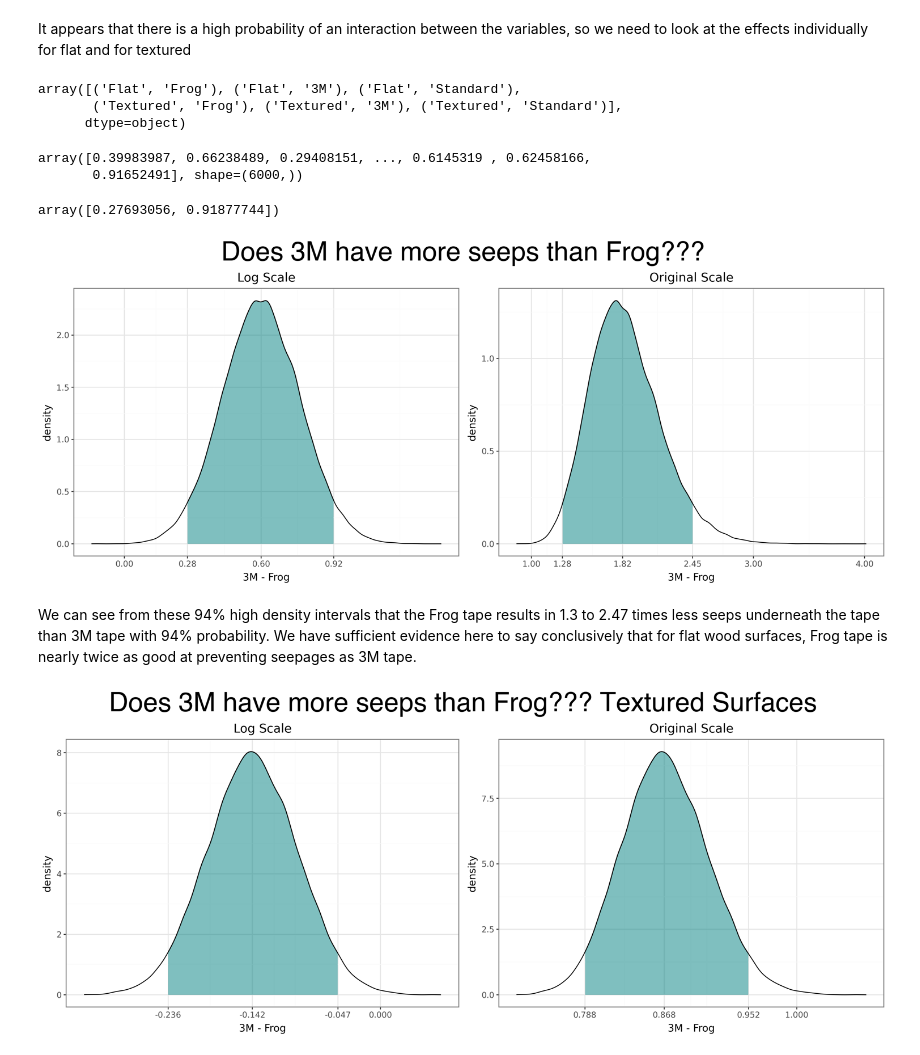
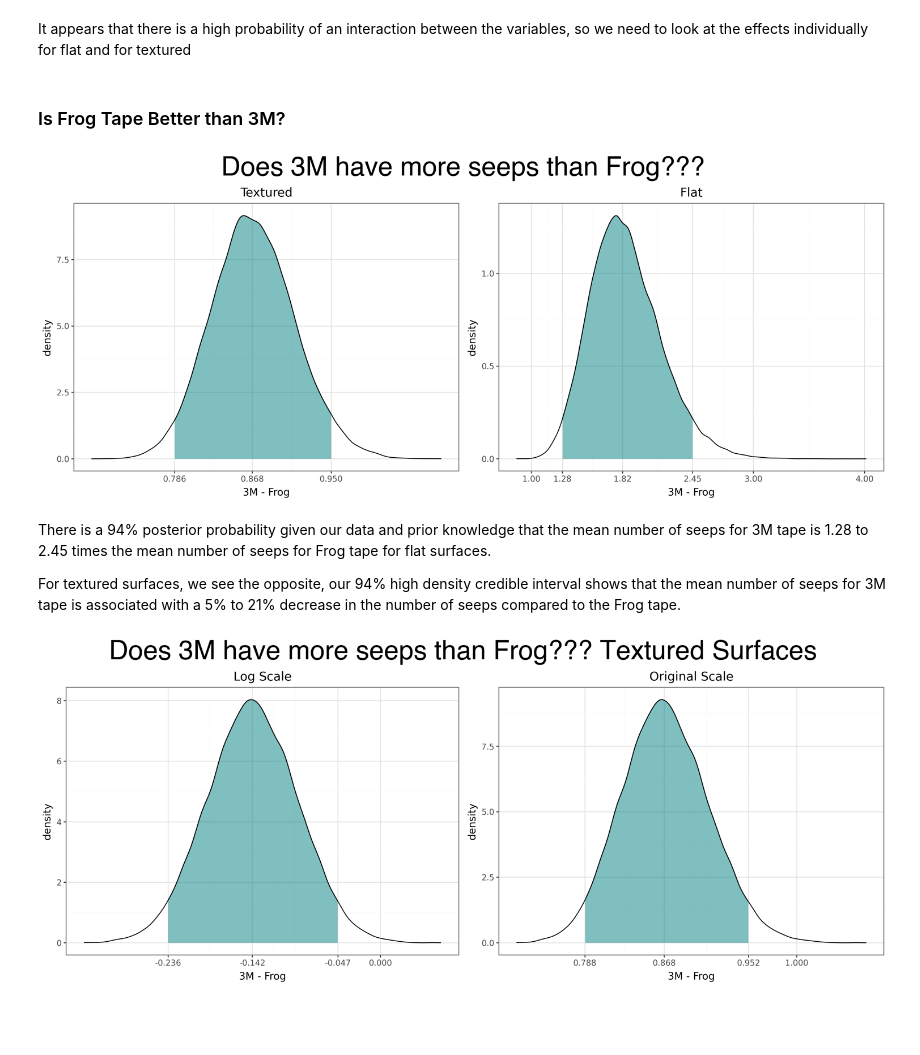
Before and after one commit to quintbro/masking-tape-analysis, a Jupyter notebook: masking_tape_analysis.ipynb, the cells around one changed output. Saved outputs shown, nothing was run; the diff lists cells and outputs as text; code cells hidden in the pictures; blank space fills up the shorter version.

Commit message:
Fix the Credible intervals comparing Frog tape and 3M tape

```diff
--- a/masking_tape_analysis.ipynb
+++ b/masking_tape_analysis.ipynb
@@ -262,10 +277,4 @@ print((c_dist[:,3] > 0).mean())
 3.3333333333333335e-05
 # %% [markdown]
 It appears that there is a high probability of an interaction between the variables, so we need to look at the effects individually for flat and for textured
-# %%
-flat_means.cell.values
-# %% [output]
-array([('Flat', 'Frog'), ('Flat', '3M'), ('Flat', 'Standard'),
-       ('Textured', 'Frog'), ('Textured', '3M'), ('Textured', 'Standard')],
-      dtype=object)
 # %%
@@ -293,8 +300,3 @@ hdi_orig = az.hdi(np.exp(c_dist[:,0]))
-# %%
-c_dist[::10, 0]
-# %% [output]
-array([0.39983987, 0.66238489, 0.29408151, ..., 0.6145319 , 0.62458166,
-       0.91652491], shape=(6000,))
 # %%
 class geom_density_highlight(geom_density):
     # new method
@@ -307,38 +309,44 @@ class geom_density_highlight(geom_density):
         s = f"{self.region[0]} <= x <= {self.region[1]}"  # new line
         data = data.query(s).reset_index(drop=True)  # new line
         return data
+# %% [markdown]
+### Is Frog Tape Better than 3M?
 # %%
-hdi_log
+# Calculate HDI for Textured Surfaces
+textured_3m_frog = np.exp(c_dist[:, 2])
+hdi_textured_3m_frog = az.hdi(np.exp(c_dist[:,2]))
+plot1 = ggplot(aes(x = "textured_3m_frog")) \
++ geom_density_highlight(region=hdi_textured_3m_frog,
+                         fill = "teal",
+                         alpha = 0.5) \
++ geom_density() \
++ labs(
+    title = "Textured",
+    x = "3M - Frog"
+) \
++ scale_x_continuous(breaks = [0, hdi_textured_3m_frog[0], np.median(textured_3m_frog),hdi_textured_3m_frog[1], 1.5])
+
+# Calculate HDI for Flat Surfaces
+flat_3m_frog = np.exp(c_dist[:, 0])
+hdi_flat_3m_frog = az.hdi(np.exp(c_dist[:,0]))
+plot2 = ggplot(aes(x = "flat_3m_frog")) \
++ geom_density_highlight(region=hdi_flat_3m_frog,
+                         fill = "teal",
+                         alpha = 0.5) \
++ geom_density() \
++ labs(
+    title = "Flat",
+    x = "3M - Frog"
+) \
++ scale_x_continuous(breaks = [1, hdi_flat_3m_frog[0], np.median(flat_3m_frog),hdi_flat_3m_frog[1], 3,4])
+PGrid({"plot1" : plot1,
+       "plot2" : plot2}).quilt("plot1 + plot2", title="Does 3M have more seeps than Frog???", size = (1500, 2000))
 # %% [output]
-array([0.27693056, 0.91877744])
+[figure, added]
-# %%
-plot1 = ggplot(aes(x = "to_plot")) \
-+ geom_density_highlight(region=hdi_log,
-                         fill = "teal",
-                         alpha = 0.5) \
-+ geom_density() \
-+ labs(
-    title = "Log Scale",
-    x = "3M - Frog"
-) \
-+ scale_x_continuous(breaks = [0, hdi_log[0], np.median(to_plot),hdi_log[1], 1.5])
-
-plot2 = ggplot(aes(x = "orig_to_plot")) \
-+ geom_density_highlight(region=hdi_orig,
-                         fill = "teal",
-                         alpha = 0.5) \
-+ geom_density() \
-+ labs(
-    title = "Original Scale",
-    x = "3M - Frog"
-) \
-+ scale_x_continuous(breaks = [1, hdi_orig[0], np.median(orig_to_plot),hdi_orig[1], 3,4])
-PGrid({"plot1" : plot1,
-       "plot2" : plot2}).quilt("plot1 + plot2", title="Does 3M have more seeps than Frog???", size = (1500, 2000))
-# %% [output]
-[figure, removed]
-# %% [markdown]
-We can see from these 94% high density intervals that the Frog tape results in 1.3 to 2.47 times less seeps underneath the tape than 3M tape with 94% probability. We have sufficient evidence here to say conclusively that for flat wood surfaces, Frog tape is nearly twice as good at preventing seepages as 3M tape.
+# %% [markdown]
+There is a 94% posterior probability given our data and prior knowledge that the mean number of seeps for 3M tape is 1.28 to 2.45 times the mean number of seeps for Frog tape for flat surfaces.
+
+For textured surfaces, we see the opposite, our 94% high density credible interval shows that the mean number of seeps for 3M tape is associated with a 5% to 21% decrease in the number of seeps compared to the Frog tape.
 # %%
 to_plot = c_dist[::10, 2]
 orig_to_plot = np.exp(to_plot)
```
Also changed, not shown: parts of 14 cells of this notebook.
